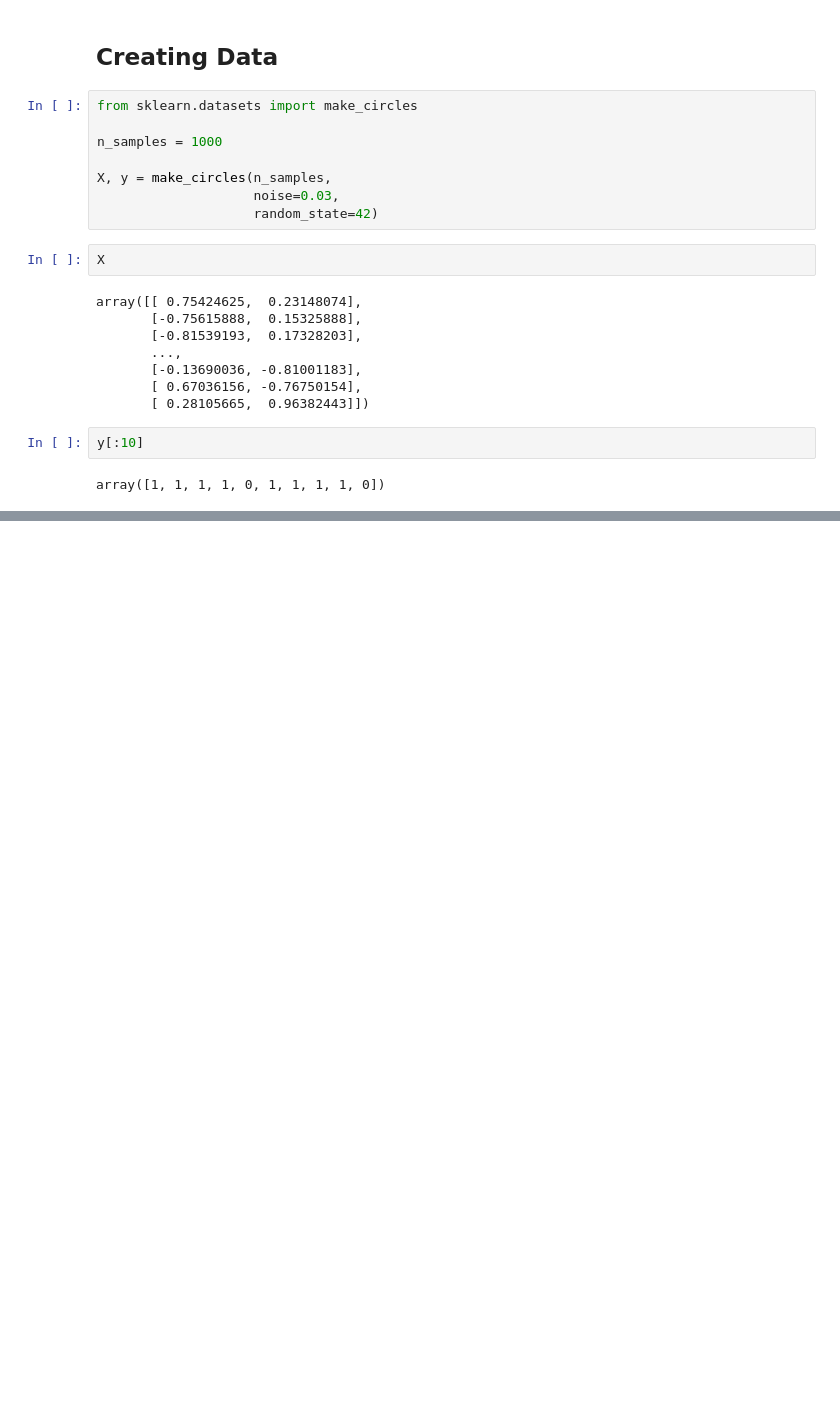
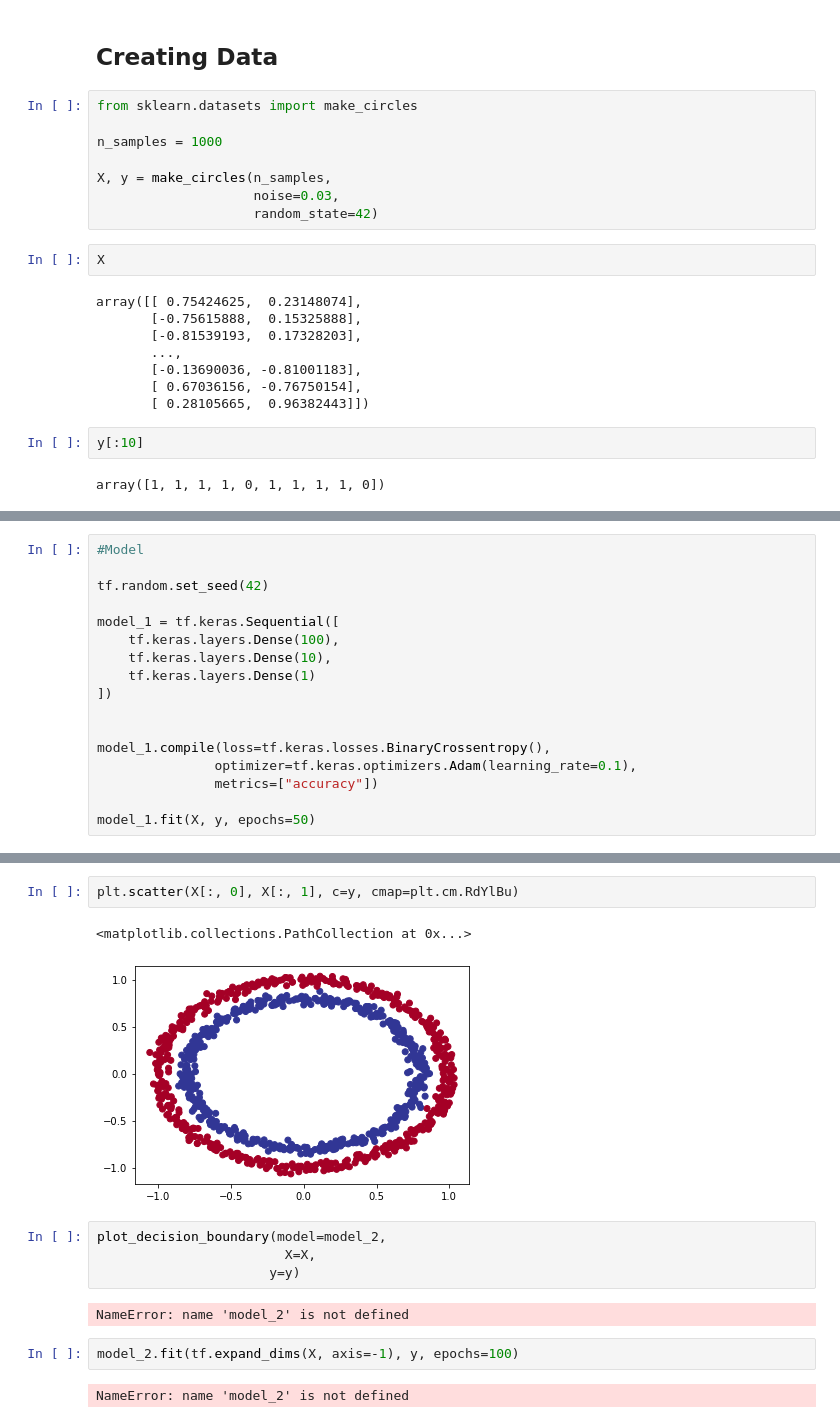
Before and after one commit to SunilDJPro/TensorFlow2, a Jupyter notebook: tensorflow/classification/NN_Classification.ipynb, the cells around one changed output, grey strips where cells are left out. Saved outputs shown, nothing was run; the diff lists cells and outputs as text; blank space fills up the shorter version.

```diff
--- a/tensorflow/classification/NN_Classification.ipynb
+++ b/tensorflow/classification/NN_Classification.ipynb
@@ -106,0 +127,17 @@ plt.scatter(X[:, 0], X[:, 1],c=y, cmap=plt.cm.RdYlBu);
+# %%
+#Model
+
+tf.random.set_seed(42)
+
+model_1 = tf.keras.Sequential([
+    tf.keras.layers.Dense(100),
+    tf.keras.layers.Dense(10),
+    tf.keras.layers.Dense(1)
+])
+
+
+model_1.compile(loss=tf.keras.losses.BinaryCrossentropy(),
+               optimizer=tf.keras.optimizers.Adam(learning_rate=0.1),
+               metrics=["accuracy"])
+
+model_1.fit(X, y, epochs=50)
@@ -106,0 +337,15 @@ plt.scatter(X[:, 0], X[:, 1],c=y, cmap=plt.cm.RdYlBu);
+# %%
+plt.scatter(X[:, 0], X[:, 1], c=y, cmap=plt.cm.RdYlBu)
+# %% [output]
+<matplotlib.collections.PathCollection at 0x...>
+[figure, added]
+# %%
+plot_decision_boundary(model=model_2,
+                        X=X,
+                      y=y)
+# %% [output]
+NameError: name 'model_2' is not defined
+# %%
+model_2.fit(tf.expand_dims(X, axis=-1), y, epochs=100)
+# %% [output]
+NameError: name 'model_2' is not defined
```
Also changed, not shown: parts of 51 cells of this notebook.
